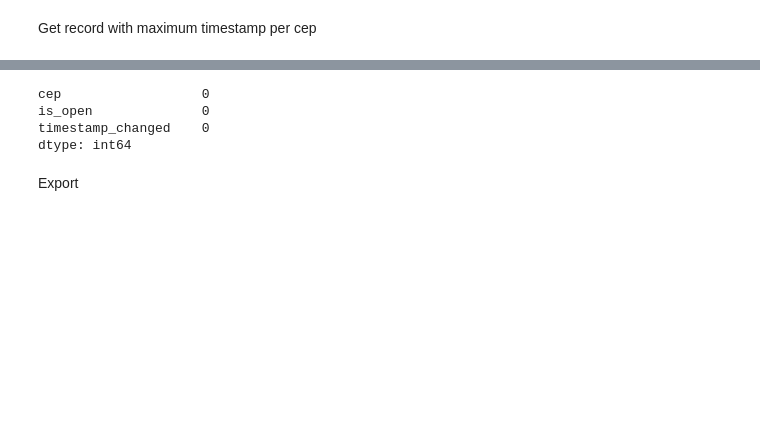
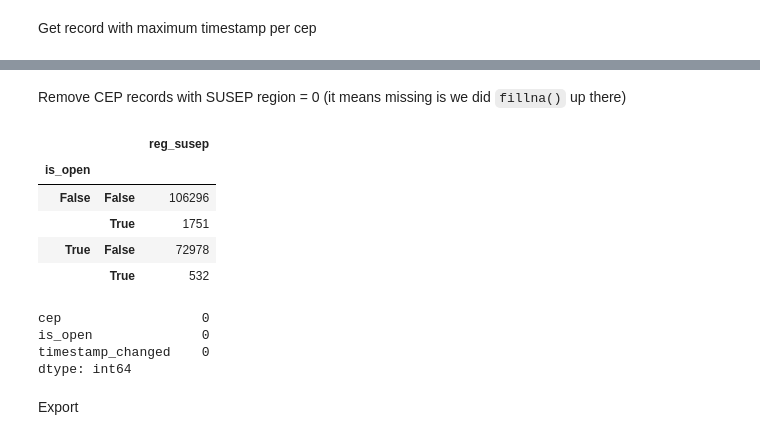
Before and after one commit to AlbertoSCF/location_data_analysis, a Jupyter notebook: STG_TABLE-0-staging_tables.stg_accredited_bodyshops.ipynb, the cells around one changed output, grey strips where cells are left out. Cells and saved outputs as stored; diff of their text form; code cells hidden in the pictures; blank space fills up the shorter version.

```diff
--- a/STG_TABLE-0-staging_tables.stg_accredited_bodyshops.ipynb
+++ b/STG_TABLE-0-staging_tables.stg_accredited_bodyshops.ipynb
@@ -306,0 +319,11 @@ pd.DataFrame(dt.groupby(['timestamp_changed', 'is_open']).cep.apply(lambda x: le
+# %% [markdown]
+Remove CEP records with SUSEP region = 0 (it means missing is we did `fillna()` up there)
+# %%
+pd.DataFrame(dt.groupby('is_open').reg_susep.apply(lambda x: (x==0).value_counts()))
+# %% [output]
+|  |  | reg_susep |
+| is_open |  |  |
+| False | False | 106296 |
+|  | True | 1751 |
+| True | False | 72978 |
+|  | True | 532 |
```
Also changed, not shown: parts of 5 cells of this notebook, 2 other files.
